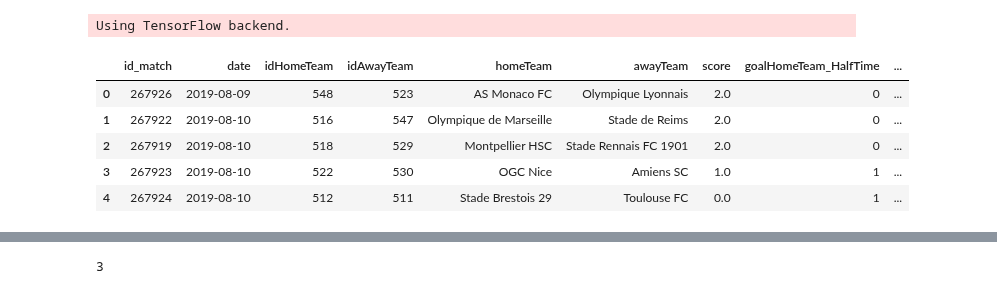
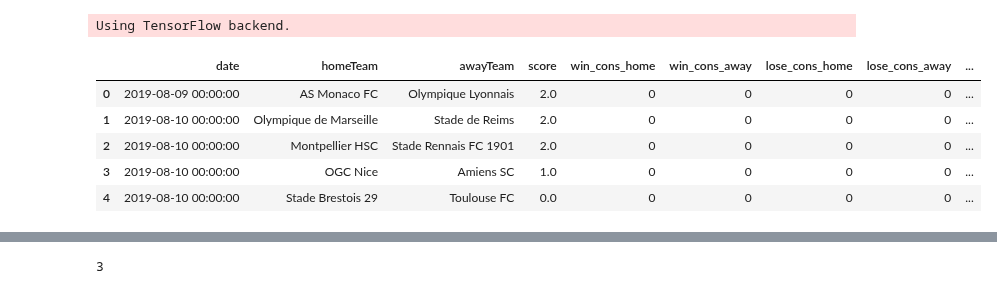
Before and after one commit to Amuthu98/projetannuel4IABD2, a Jupyter notebook: ETAPE_3/Predict_Foot.ipynb, the cells around one changed output, grey strips where cells are left out. Saved outputs shown, nothing was run; the diff lists cells and outputs as text; code cells hidden in the pictures.

```diff
--- a/ETAPE_3/Predict_Foot.ipynb
+++ b/ETAPE_3/Predict_Foot.ipynb
@@ -26,23 +26,23 @@ Using TensorFlow backend.
 # %%
 # Chargement des données csv
 
 import csv
-filename = 'Data_Train_Foot.csv'
-filename_test= 'Data_Test_Foot.csv'
+filename = 'Projet_Annuel_Data/Data_Train_Foot.csv'
+filename_test= 'Projet_Annuel_Data/Data_Test_Foot.csv'
 raw_data = open(filename, 'rt')
 reader = csv.reader(raw_data, delimiter=';', quoting=csv.QUOTE_NONE)
 
 data= pd.read_csv(filename,sep=";",index_col=0)
 
 # y prend le score à prédire
 y=data.score
 # x prend les données à analyser
 data.head()
 # %% [output]
-|  | id_match | date | idHomeTeam | idAwayTeam | homeTeam | awayTeam | score | goalHomeTeam_HalfTime | ... |
-| 0 | 267926 | 2019-08-09 | 548 | 523 | AS Monaco FC | Olympique Lyonnais | 2.0 | 0 | ... |
-| 1 | 267922 | 2019-08-10 | 516 | 547 | Olympique de Marseille | Stade de Reims | 2.0 | 0 | ... |
-| 2 | 267919 | 2019-08-10 | 518 | 529 | Montpellier HSC | Stade Rennais FC 1901 | 2.0 | 0 | ... |
-| 3 | 267923 | 2019-08-10 | 522 | 530 | OGC Nice | Amiens SC | 1.0 | 1 | ... |
-| 4 | 267924 | 2019-08-10 | 512 | 511 | Stade Brestois 29 | Toulouse FC | 0.0 | 1 | ... |
+|  | date | homeTeam | awayTeam | score | win_cons_home | win_cons_away | lose_cons_home | lose_cons_away | ... |
+| 0 | 2019-08-09 00:00:00 | AS Monaco FC | Olympique Lyonnais | 2.0 | 0 | 0 | 0 | 0 | ... |
+| 1 | 2019-08-10 00:00:00 | Olympique de Marseille | Stade de Reims | 2.0 | 0 | 0 | 0 | 0 | ... |
+| 2 | 2019-08-10 00:00:00 | Montpellier HSC | Stade Rennais FC 1901 | 2.0 | 0 | 0 | 0 | 0 | ... |
+| 3 | 2019-08-10 00:00:00 | OGC Nice | Amiens SC | 1.0 | 0 | 0 | 0 | 0 | ... |
+| 4 | 2019-08-10 00:00:00 | Stade Brestois 29 | Toulouse FC | 0.0 | 0 | 0 | 0 | 0 | ... |
 # %%
```
Also changed, not shown: parts of 33 cells of this notebook.
